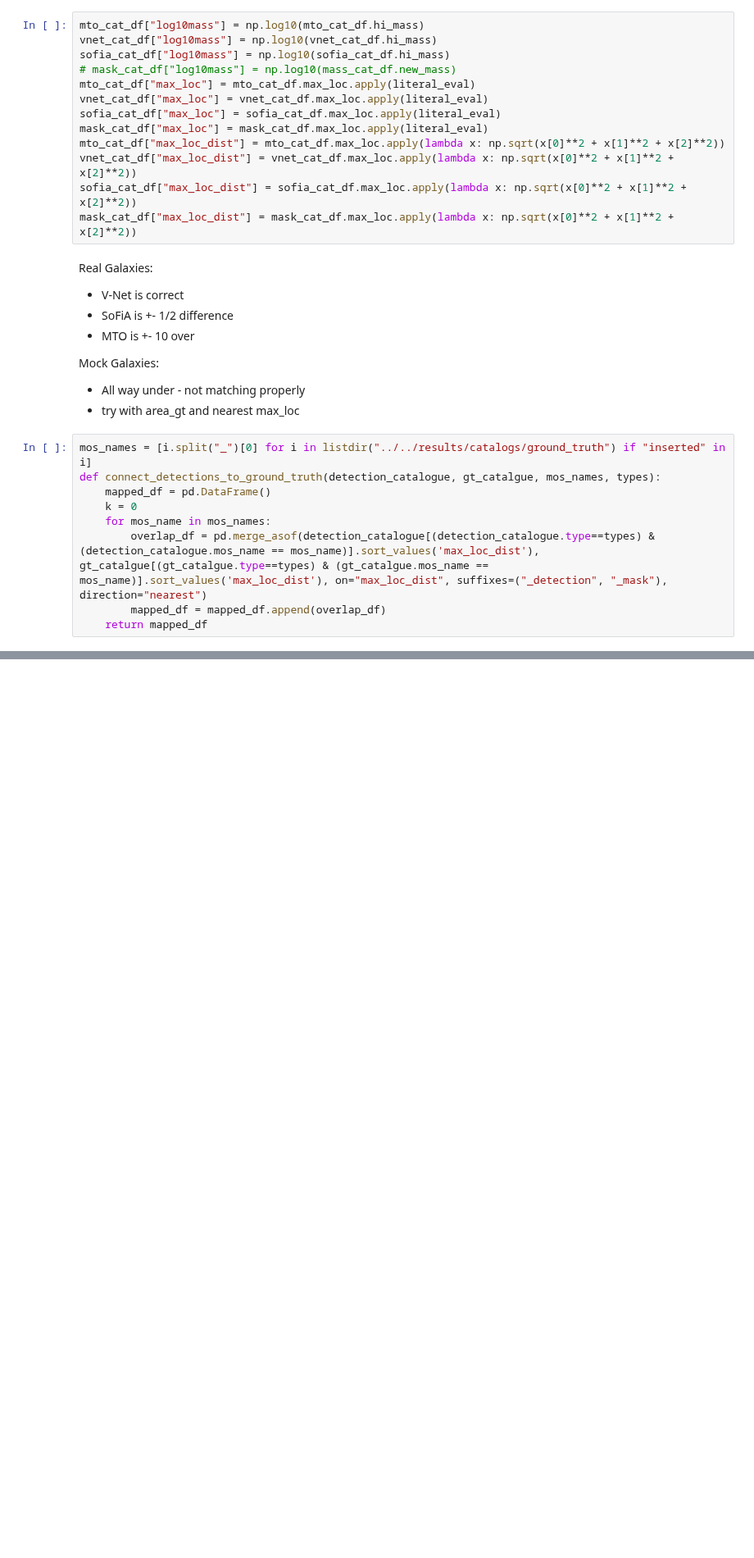
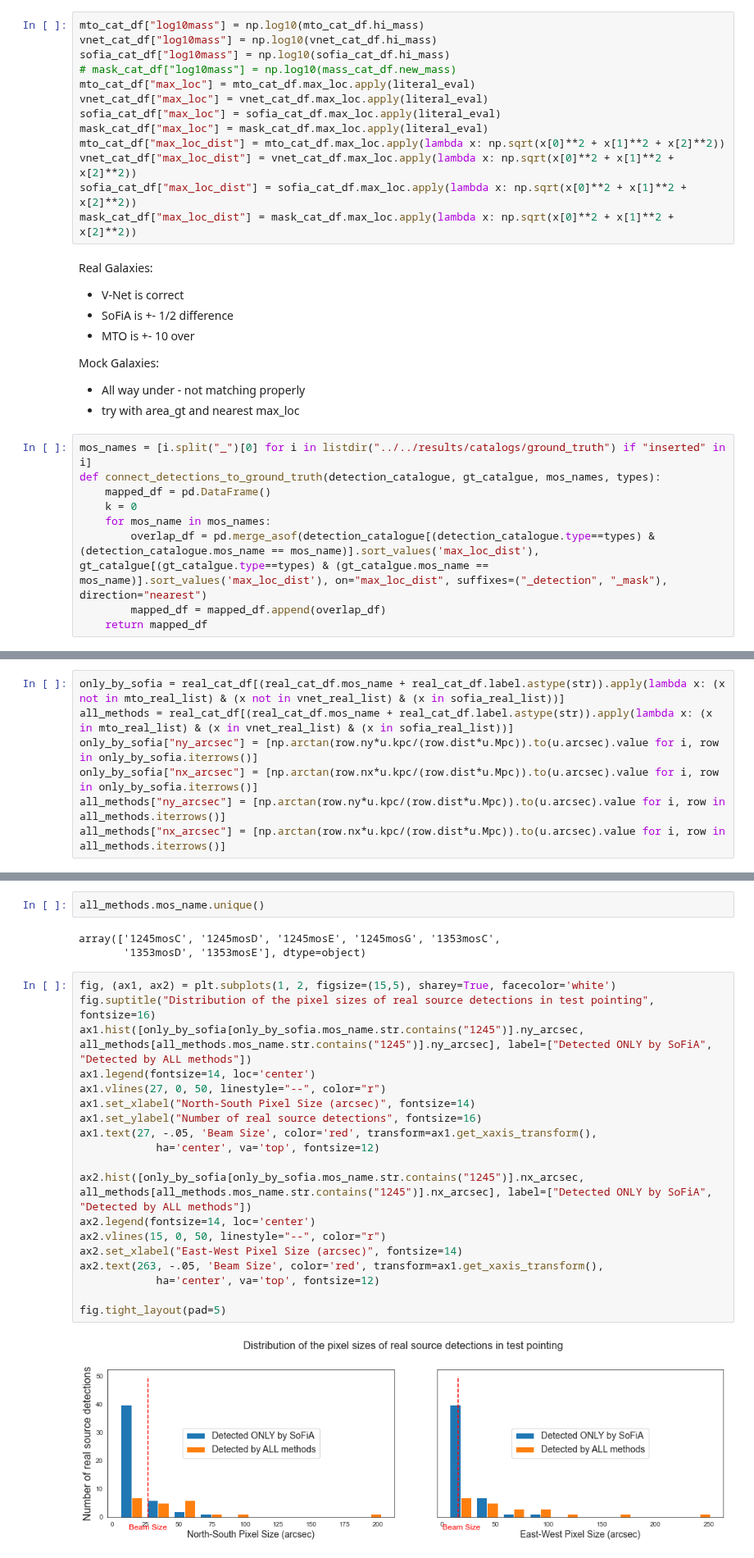
Before and after one commit to Jbarkai/HISourceFinder, a Jupyter notebook: src/analyse_results/Report Plots.ipynb, the cells around one changed output, grey strips where cells are left out. Shown at 82% size. Cells and saved outputs as stored; diff of their text form; blank space fills up the shorter version.

```diff
--- a/src/analyse_results/Report Plots.ipynb
+++ b/src/analyse_results/Report Plots.ipynb
@@ -164,0 +355,7 @@ len(sofia_cat_df[(sofia_cat_df.type == "mock")]), len(sofia_mock_df), len(sofia_
+# %%
+only_by_sofia = real_cat_df[(real_cat_df.mos_name + real_cat_df.label.astype(str)).apply(lambda x: (x not in mto_real_list) & (x not in vnet_real_list) & (x in sofia_real_list))]
+all_methods = real_cat_df[(real_cat_df.mos_name + real_cat_df.label.astype(str)).apply(lambda x: (x in mto_real_list) & (x in vnet_real_list) & (x in sofia_real_list))]
+only_by_sofia["ny_arcsec"] = [np.arctan(row.ny*u.kpc/(row.dist*u.Mpc)).to(u.arcsec).value for i, row in only_by_sofia.iterrows()]
+only_by_sofia["nx_arcsec"] = [np.arctan(row.nx*u.kpc/(row.dist*u.Mpc)).to(u.arcsec).value for i, row in only_by_sofia.iterrows()]
+all_methods["ny_arcsec"] = [np.arctan(row.ny*u.kpc/(row.dist*u.Mpc)).to(u.arcsec).value for i, row in all_methods.iterrows()]
+all_methods["nx_arcsec"] = [np.arctan(row.nx*u.kpc/(row.dist*u.Mpc)).to(u.arcsec).value for i, row in all_methods.iterrows()]
@@ -164,0 +383,26 @@ len(sofia_cat_df[(sofia_cat_df.type == "mock")]), len(sofia_mock_df), len(sofia_
+# %%
+all_methods.mos_name.unique()
+# %% [output]
+array(['1245mosC', '1245mosD', '1245mosE', '1245mosG', '1353mosC',
+       '1353mosD', '1353mosE'], dtype=object)
+# %%
+fig, (ax1, ax2) = plt.subplots(1, 2, figsize=(15,5), sharey=True, facecolor='white')
+fig.suptitle("Distribution of the pixel sizes of real source detections in test pointing", fontsize=16)
+ax1.hist([only_by_sofia[only_by_sofia.mos_name.str.contains("1245")].ny_arcsec, all_methods[all_methods.mos_name.str.contains("1245")].ny_arcsec], label=["Detected ONLY by SoFiA", "Detected by ALL methods"])
+ax1.legend(fontsize=14, loc='center')
+ax1.vlines(27, 0, 50, linestyle="--", color="r")
+ax1.set_xlabel("North-South Pixel Size (arcsec)", fontsize=14)
+ax1.set_ylabel("Number of real source detections", fontsize=16)
+ax1.text(27, -.05, 'Beam Size', color='red', transform=ax1.get_xaxis_transform(),
+            ha='center', va='top', fontsize=12)
+
+ax2.hist([only_by_sofia[only_by_sofia.mos_name.str.contains("1245")].nx_arcsec, all_methods[all_methods.mos_name.str.contains("1245")].nx_arcsec], label=["Detected ONLY by SoFiA", "Detected by ALL methods"])
+ax2.legend(fontsize=14, loc='center')
+ax2.vlines(15, 0, 50, linestyle="--", color="r")
+ax2.set_xlabel("East-West Pixel Size (arcsec)", fontsize=14)
+ax2.text(263, -.05, 'Beam Size', color='red', transform=ax1.get_xaxis_transform(),
+            ha='center', va='top', fontsize=12)
+
+fig.tight_layout(pad=5)
+# %% [output]
+[figure, added]
```
Also changed, not shown: parts of 60 cells of this notebook, 1 other file.
